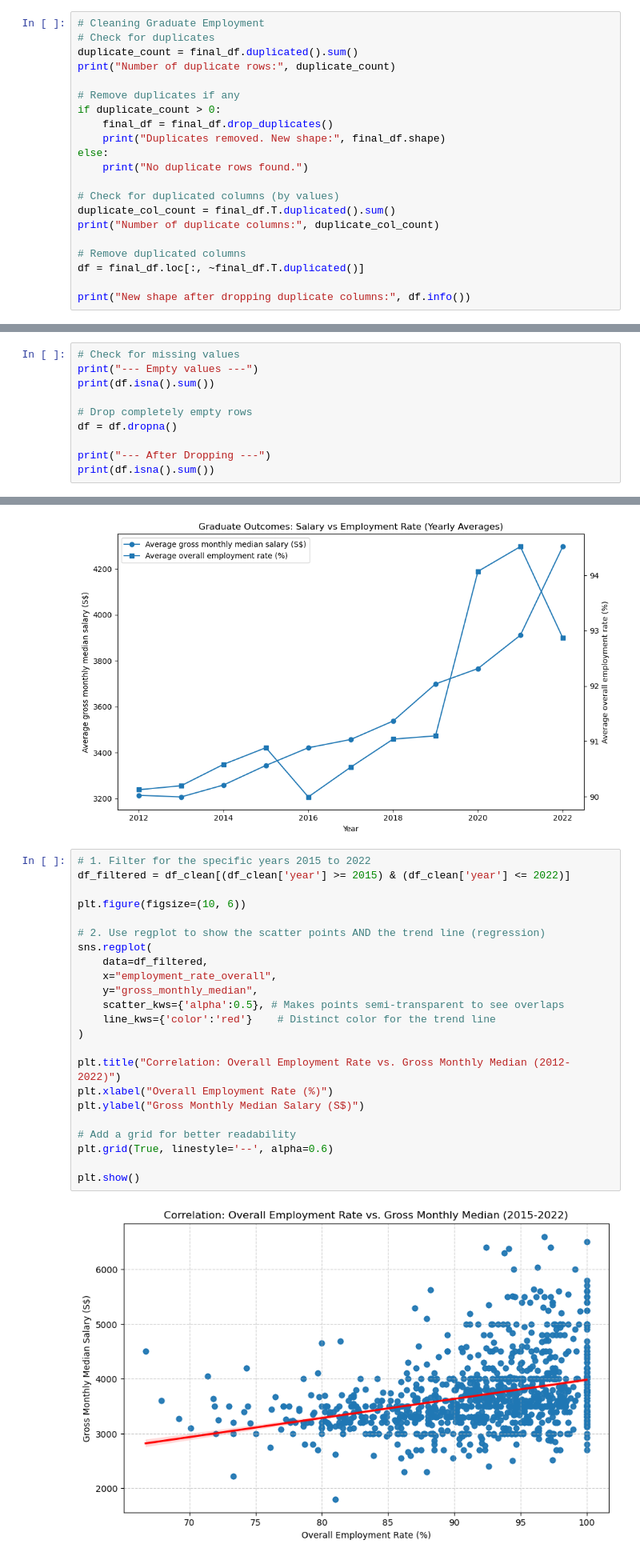
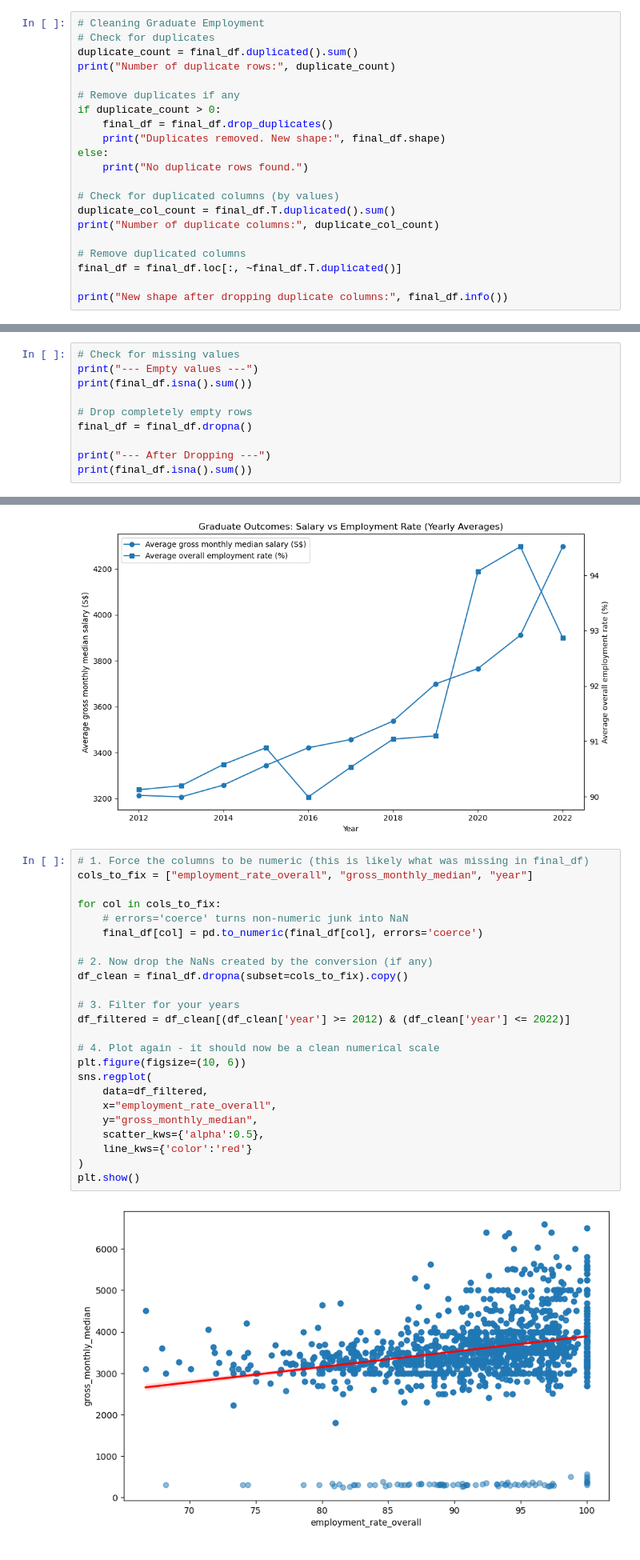
Before and after one commit to noodlebatteries124/pdas_ca2, a Jupyter notebook: p2518846-DAAAFT1B08-Kayden.ipynb, the cells around one changed output, grey strips where cells are left out. Shown at 80% size. Drawn from its saved outputs; the diff is of its cells as text.

```diff
--- a/p2518846-DAAAFT1B08-Kayden.ipynb
+++ b/p2518846-DAAAFT1B08-Kayden.ipynb
@@ -107,9 +107,9 @@ duplicate_col_count = final_df.T.duplicated().sum()
 print("Number of duplicate columns:", duplicate_col_count)
 
 # Remove duplicated columns
-df = final_df.loc[:, ~final_df.T.duplicated()]
+final_df = final_df.loc[:, ~final_df.T.duplicated()]
 
-print("New shape after dropping duplicate columns:", df.info())
+print("New shape after dropping duplicate columns:", final_df.info())
 # %% [output]
 Number of duplicate rows: 0
 No duplicate rows found.
@@ -131,13 +131,13 @@ New shape after dropping duplicate columns: None
 # %%
 # Check for missing values
 print("--- Empty values ---")
-print(df.isna().sum())
+print(final_df.isna().sum())
 
 # Drop completely empty rows
-df = df.dropna()
+final_df = final_df.dropna()
 
 print("--- After Dropping ---")
-print(df.isna().sum())
+print(final_df.isna().sum())
 # %% [output]
 --- Empty values ---
 year                           0
@@ -558,27 +558,28 @@ plt.show()
 Correlation (salary median vs overall employment): 0.353
 [figure]
 # %%
-# 1. Filter for the specific years 2015 to 2022
-df_filtered = df_clean[(df_clean['year'] >= 2015) & (df_clean['year'] <= 2022)]
+# 1. Force the columns to be numeric (this is likely what was missing in final_df)
+cols_to_fix = ["employment_rate_overall", "gross_monthly_median", "year"]
 
+for col in cols_to_fix:
+    # errors='coerce' turns non-numeric junk into NaN
+    final_df[col] = pd.to_numeric(final_df[col], errors='coerce')
+
+# 2. Now drop the NaNs created by the conversion (if any)
+df_clean = final_df.dropna(subset=cols_to_fix).copy()
+
+# 3. Filter for your years
+df_filtered = df_clean[(df_clean['year'] >= 2012) & (df_clean['year'] <= 2022)]
+
+# 4. Plot again - it should now be a clean numerical scale
 plt.figure(figsize=(10, 6))
-
-# 2. Use regplot to show the scatter points AND the trend line (regression)
 sns.regplot(
     data=df_filtered,
     x="employment_rate_overall",
     y="gross_monthly_median",
-    scatter_kws={'alpha':0.5}, # Makes points semi-transparent to see overlaps
-    line_kws={'color':'red'}    # Distinct color for the trend line
+    scatter_kws={'alpha':0.5},
+    line_kws={'color':'red'}
 )
-
-plt.title("Correlation: Overall Employment Rate vs. Gross Monthly Median (2012-2022)")
-plt.xlabel("Overall Employment Rate (%)")
-plt.ylabel("Gross Monthly Median Salary (S$)")
-
-# Add a grid for better readability
-plt.grid(True, linestyle='--', alpha=0.6)
-
 plt.show()
 # %% [output]
-[figure, old version]
+[figure, new version]
```
Also changed, not shown: parts of 9 cells of this notebook.
